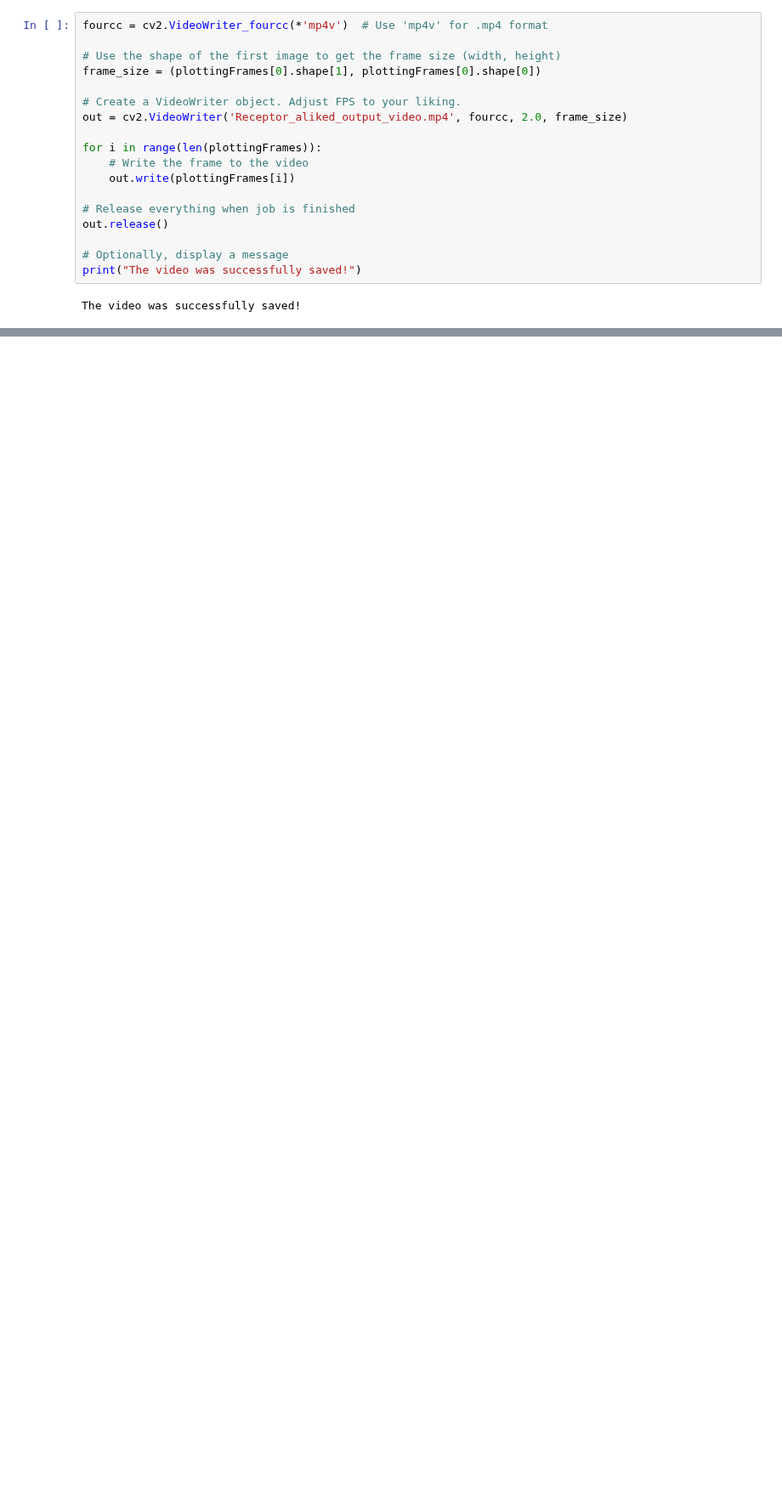
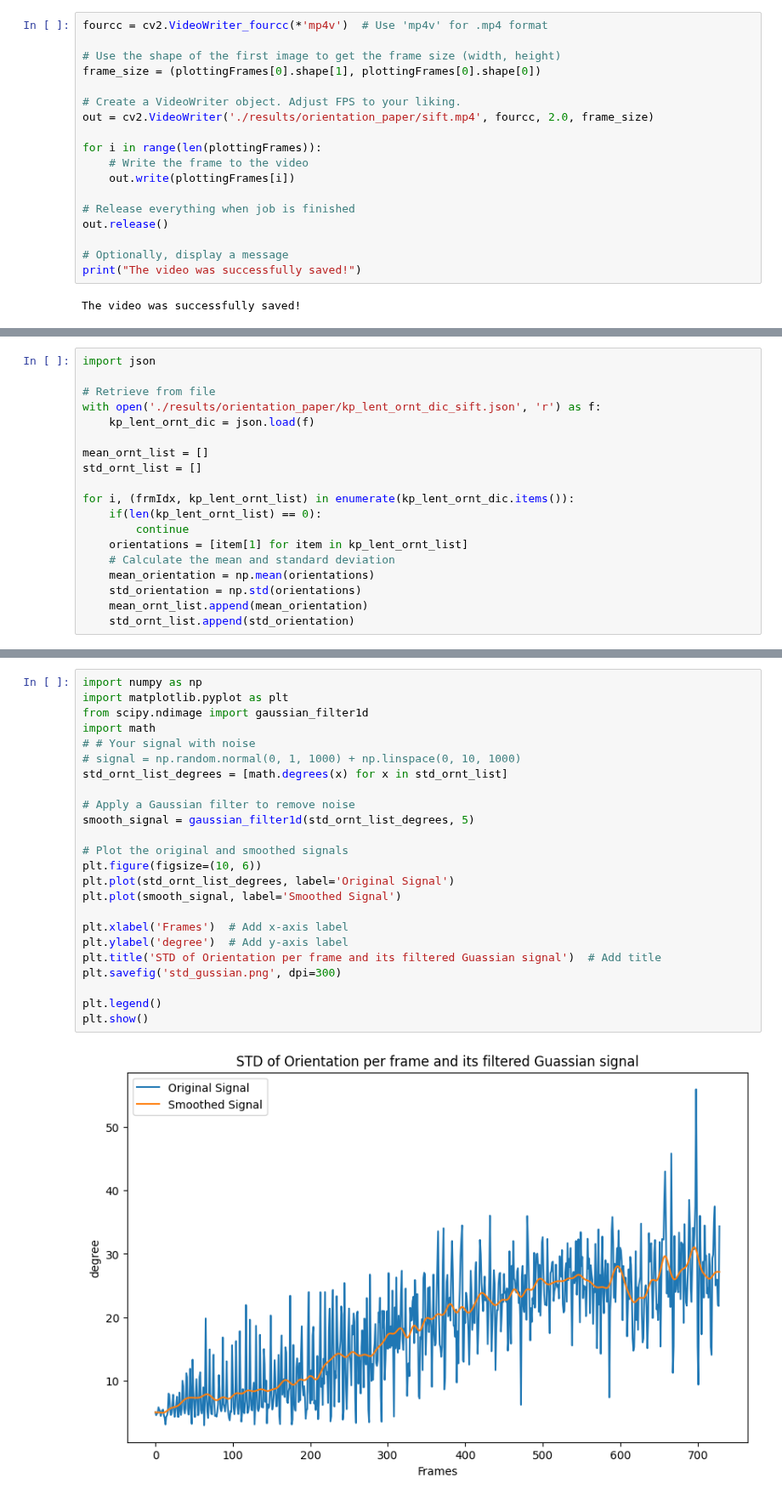
Before and after one commit to kavehsfv/LightFeatureTracking, a Jupyter notebook: Algorithm.ipynb, the cells around one changed output, grey strips where cells are left out. Shown at 85% size. Saved outputs shown, nothing was run; the diff lists cells and outputs as text; blank space fills up the shorter version.

```diff
--- a/Algorithm.ipynb
+++ b/Algorithm.ipynb
@@ -231,7 +218,7 @@ fourcc = cv2.VideoWriter_fourcc(*'mp4v')  # Use 'mp4v' for .mp4 format
 frame_size = (plottingFrames[0].shape[1], plottingFrames[0].shape[0])
 
 # Create a VideoWriter object. Adjust FPS to your liking.
-out = cv2.VideoWriter('Receptor_aliked_output_video.mp4', fourcc, 2.0, frame_size)
+out = cv2.VideoWriter('./results/orientation_paper/sift.mp4', fourcc, 2.0, frame_size)
 
 for i in range(len(plottingFrames)):
     # Write the frame to the video
@@ -273,0 +274,19 @@ with open("output_sp_f_small_n.xml", "w") as f:
+# %%
+import json
+
+# Retrieve from file
+with open('./results/orientation_paper/kp_lent_ornt_dic_sift.json', 'r') as f:
+    kp_lent_ornt_dic = json.load(f)
+
+mean_ornt_list = []
+std_ornt_list = []
+
+for i, (frmIdx, kp_lent_ornt_list) in enumerate(kp_lent_ornt_dic.items()):
+    if(len(kp_lent_ornt_list) == 0):
+        continue
+    orientations = [item[1] for item in kp_lent_ornt_list]
+    # Calculate the mean and standard deviation
+    mean_orientation = np.mean(orientations)
+    std_orientation = np.std(orientations)
+    mean_ornt_list.append(mean_orientation)
+    std_ornt_list.append(std_orientation)
@@ -273,0 +301,26 @@ with open("output_sp_f_small_n.xml", "w") as f:
+# %%
+import numpy as np
+import matplotlib.pyplot as plt
+from scipy.ndimage import gaussian_filter1d
+import math
+# # Your signal with noise
+# signal = np.random.normal(0, 1, 1000) + np.linspace(0, 10, 1000)
+std_ornt_list_degrees = [math.degrees(x) for x in std_ornt_list]
+
+# Apply a Gaussian filter to remove noise
+smooth_signal = gaussian_filter1d(std_ornt_list_degrees, 5)
+
+# Plot the original and smoothed signals
+plt.figure(figsize=(10, 6))
+plt.plot(std_ornt_list_degrees, label='Original Signal')
+plt.plot(smooth_signal, label='Smoothed Signal')
+
+plt.xlabel('Frames')  # Add x-axis label
+plt.ylabel('degree')  # Add y-axis label
+plt.title('STD of Orientation per frame and its filtered Guassian signal')  # Add title
+plt.savefig('std_gussian.png', dpi=300)
+
+plt.legend()
+plt.show()
+# %% [output]
+[figure, added]
```
Also changed, not shown: parts of 9 cells of this notebook, 2 other files.
